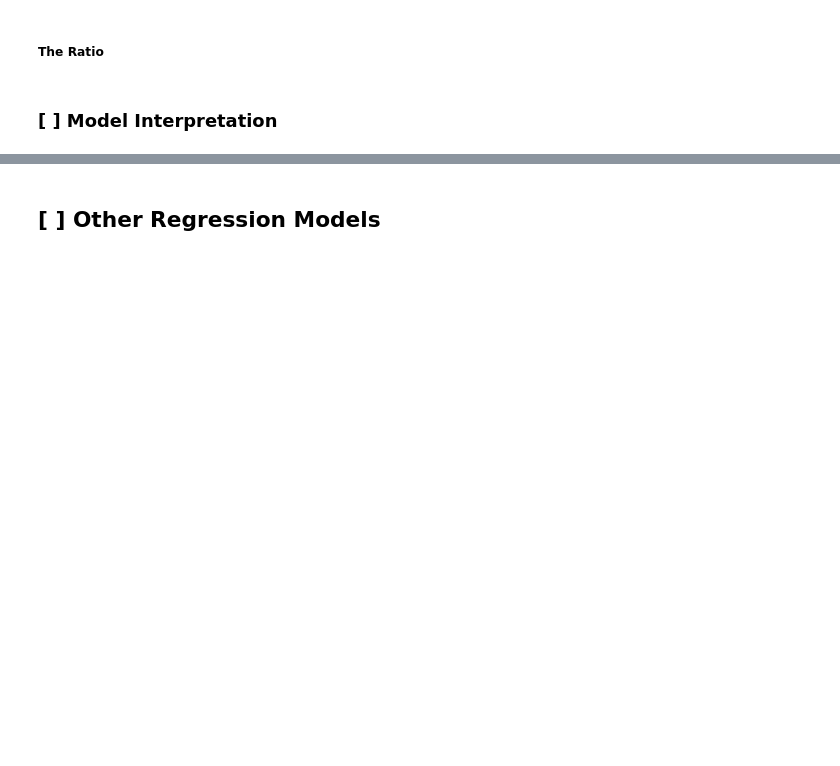
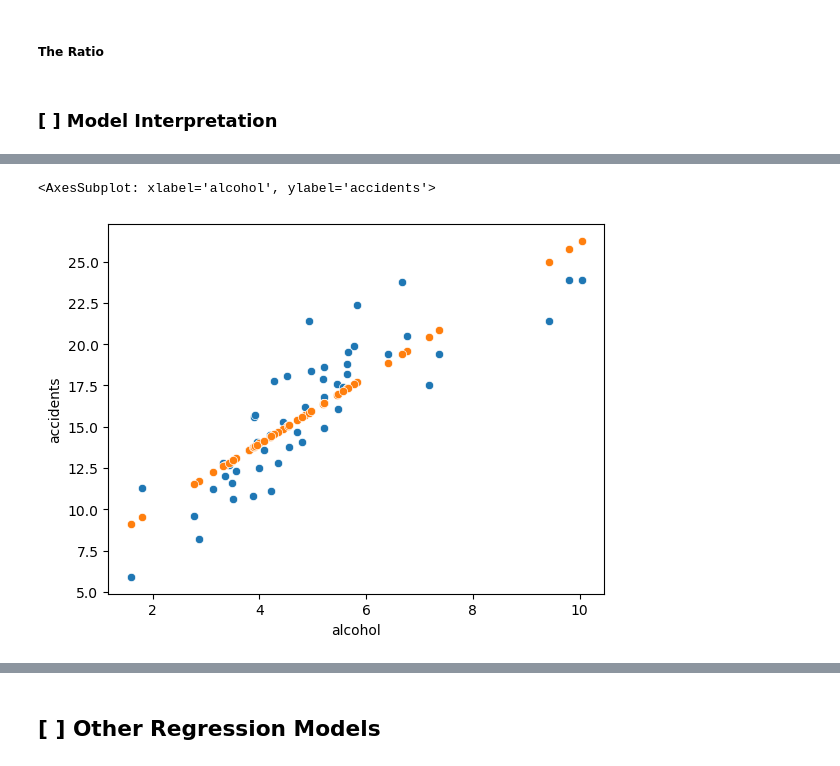
Before and after one commit to Axxst/resolving-machine-learning-python, a Jupyter notebook: 01_The Linear Regression & Supervised Regression Models/01B_ml-linear-regression_session_blank.ipynb, the cells around one changed output, grey strips where cells are left out. Saved outputs shown, nothing was run; the diff lists cells and outputs as text; code cells hidden in the pictures; blank space fills up the shorter version.

```diff
--- a/01_The Linear Regression & Supervised Regression Models/01B_ml-linear-regression_session_blank.ipynb
+++ b/01_The Linear Regression & Supervised Regression Models/01B_ml-linear-regression_session_blank.ipynb
@@ -126,3 +168,5 @@ array([7.89028246])
 #### Explain the Score
 # %% [markdown]
 ##### Residuals
+# %%
+df_crashes['residual'] = df_crashes.accidents - df_crashes.prediction
@@ -128,0 +177,2 @@ array([7.89028246])
+# %%
+df_crashes['residual2']=df_crashes.residual**2
@@ -134,0 +207,6 @@ array([7.89028246])
+# %%
+sns.scatterplot(data=df_crashes,x='alcohol',y='accidents')
+sns.scatterplot(data=df_crashes,x='alcohol',y='prediction')
+# %% [output]
+<AxesSubplot: xlabel='alcohol', ylabel='accidents'>
+[figure, added]
```
Also changed, not shown: parts of 37 cells of this notebook, 1 other file.
